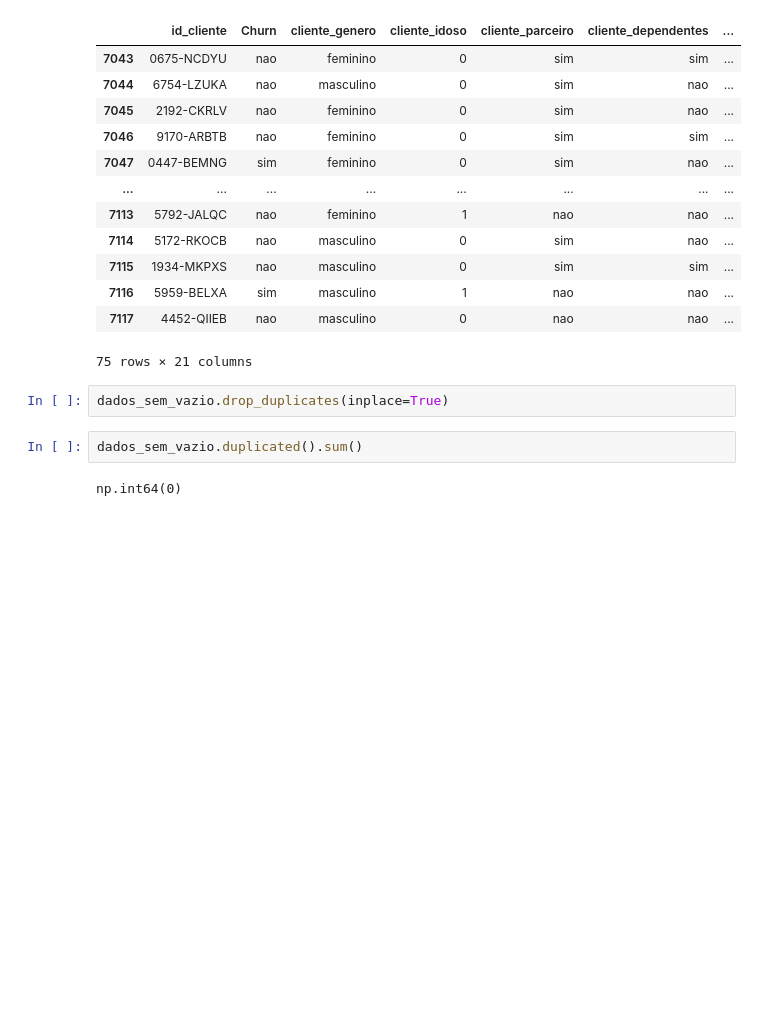
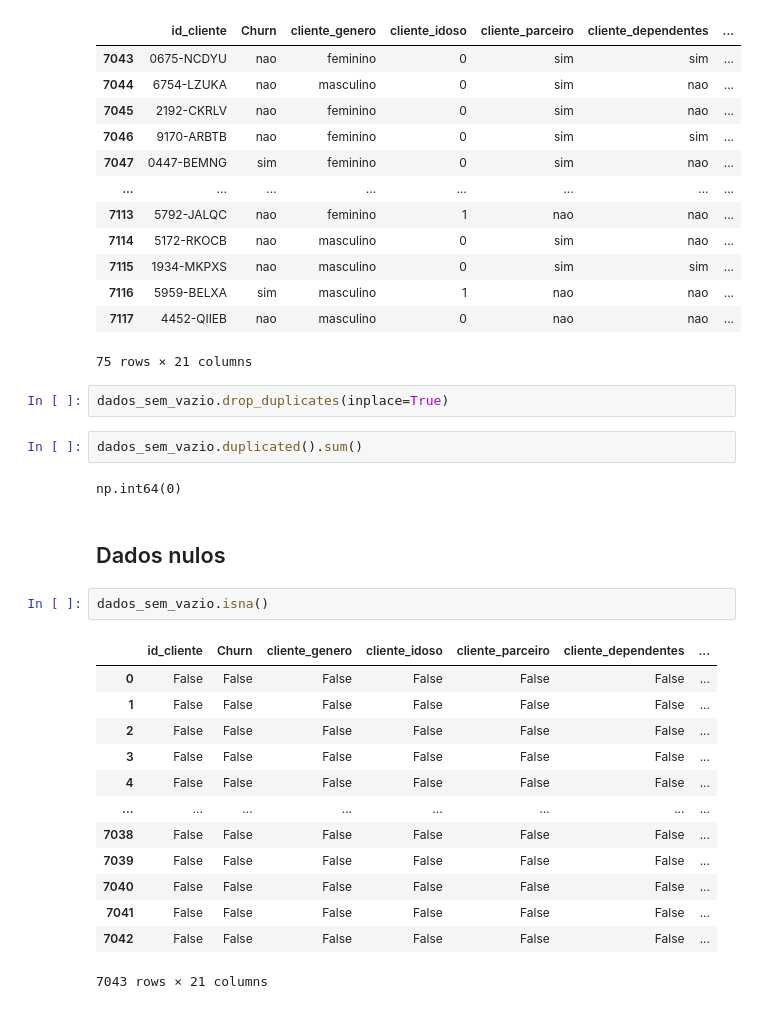
Before and after one commit to gWalliffe/exercicios_python, a Jupyter notebook: exercicios_python/06 - Pandas.ipynb, the cells around one changed output. Drawn from its saved outputs; the diff is of its cells as text; blank space fills up the shorter version.

Commit message:
Exercicios nulos

```diff
--- a/exercicios_python/06 - Pandas.ipynb
+++ b/exercicios_python/06 - Pandas.ipynb
@@ -975,3 +975,21 @@ dados_sem_vazio.drop_duplicates(inplace=True)
 dados_sem_vazio.duplicated().sum()
 # %% [output]
 np.int64(0)
+# %% [markdown]
+## Dados nulos
+# %%
+dados_sem_vazio.isna()
+# %% [output]
+|  | id_cliente | Churn | cliente_genero | cliente_idoso | cliente_parceiro | cliente_dependentes | ... |
+| 0 | False | False | False | False | False | False | ... |
+| 1 | False | False | False | False | False | False | ... |
+| 2 | False | False | False | False | False | False | ... |
+| 3 | False | False | False | False | False | False | ... |
+| 4 | False | False | False | False | False | False | ... |
+| ... | ... | ... | ... | ... | ... | ... | ... |
+| 7038 | False | False | False | False | False | False | ... |
+| 7039 | False | False | False | False | False | False | ... |
+| 7040 | False | False | False | False | False | False | ... |
+| 7041 | False | False | False | False | False | False | ... |
+| 7042 | False | False | False | False | False | False | ... |
+7043 rows × 21 columns
```
Also changed, not shown: parts of 15 cells of this notebook.
